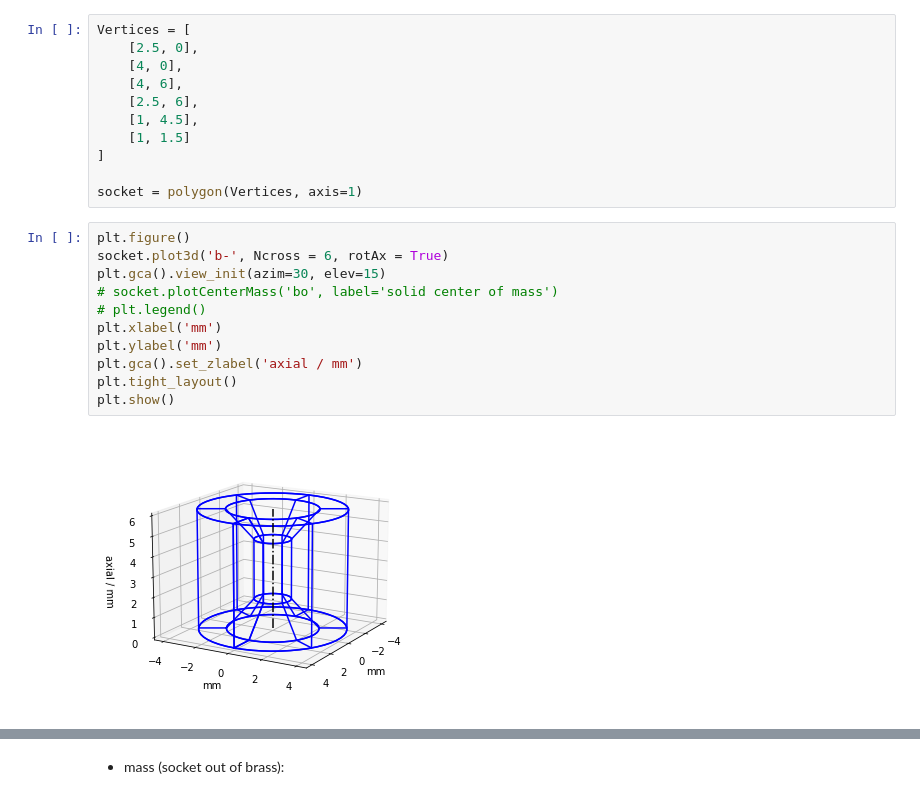
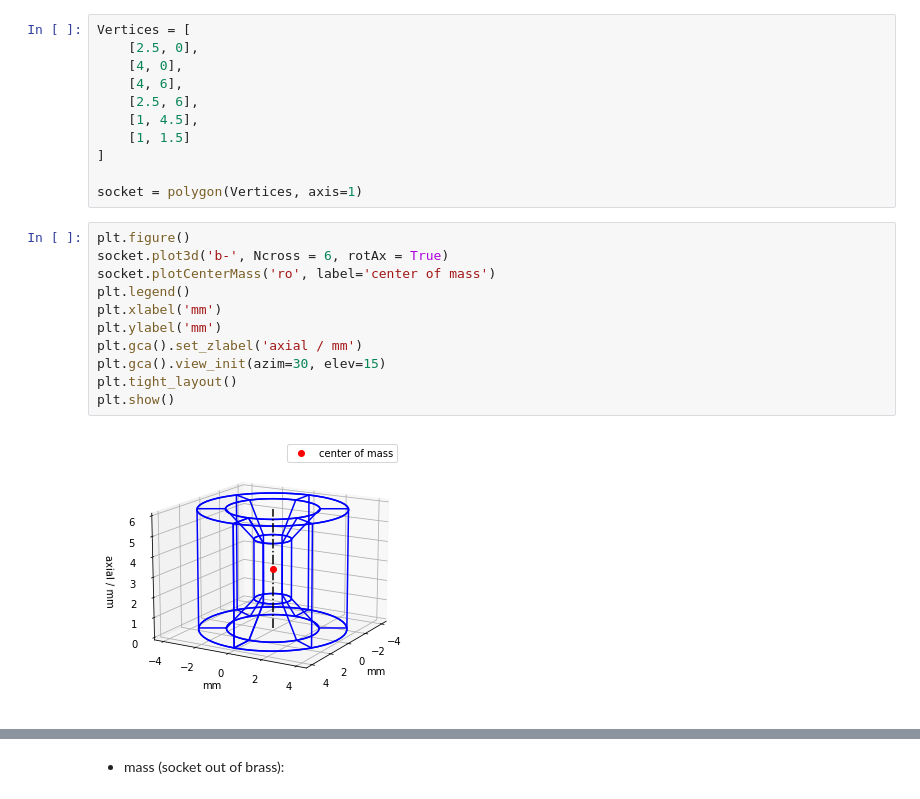
Before and after one commit to gerritnowald/polygon, a Jupyter notebook: examples/examples.ipynb, the cells around one changed output, grey strips where cells are left out. Cells and saved outputs as stored; diff of their text form.

Commit message:
3d plot center of mass

```diff
--- a/examples/examples.ipynb
+++ b/examples/examples.ipynb
@@ -114,16 +114,16 @@ socket = polygon(Vertices, axis=1)
 # %%
 plt.figure()
 socket.plot3d('b-', Ncross = 6, rotAx = True)
-plt.gca().view_init(azim=30, elev=15)
-# socket.plotCenterMass('bo', label='solid center of mass')
-# plt.legend()
+socket.plotCenterMass('ro', label='center of mass')
+plt.legend()
 plt.xlabel('mm')
 plt.ylabel('mm')
 plt.gca().set_zlabel('axial / mm')
+plt.gca().view_init(azim=30, elev=15)
 plt.tight_layout()
 plt.show()
 # %% [output]
-[figure, old version]
+[figure, new version]
 # %%
 plt.figure()
 socket.plot(numbers=True, label='crosssection')
```
Also changed, not shown: parts of 6 cells of this notebook, 2 other files.
